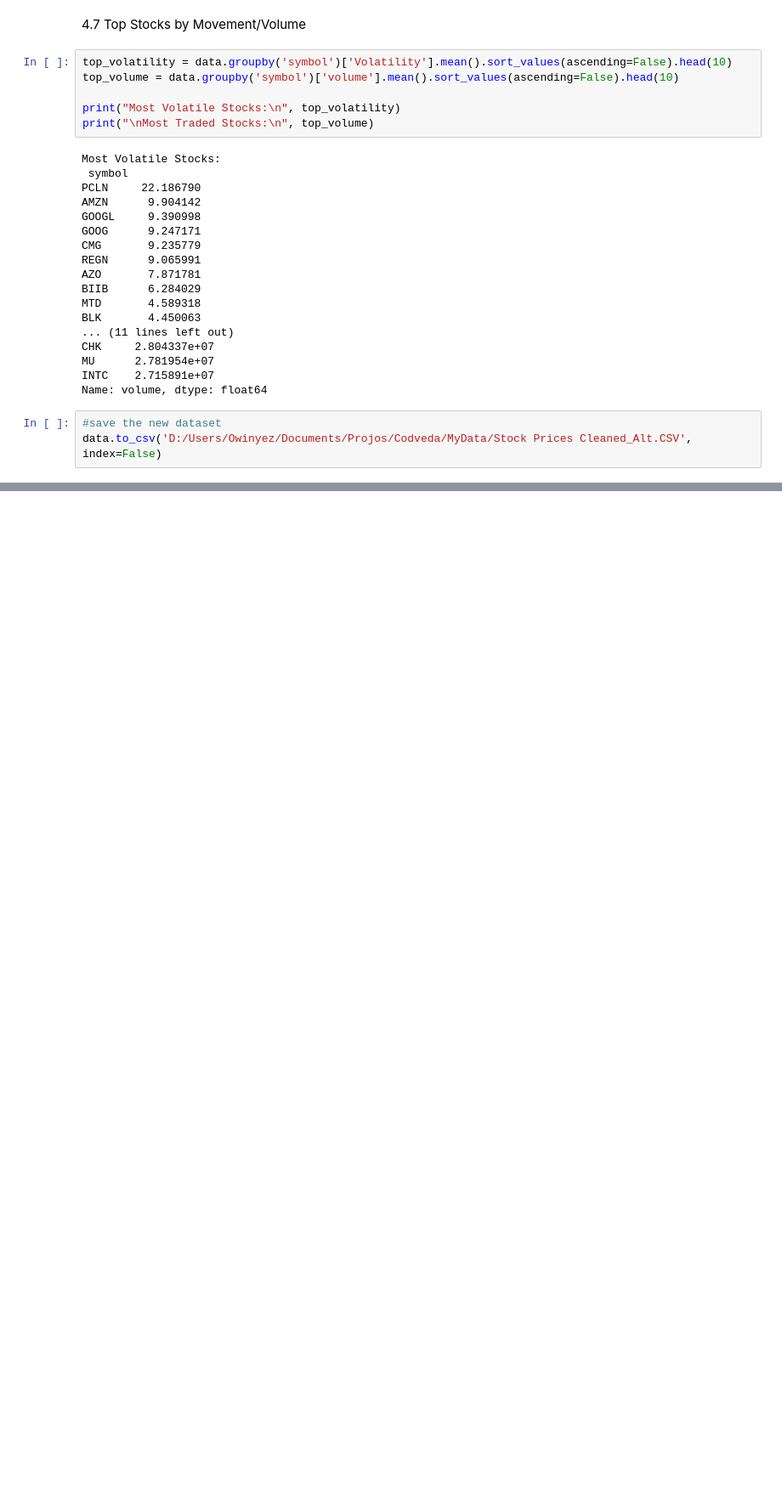
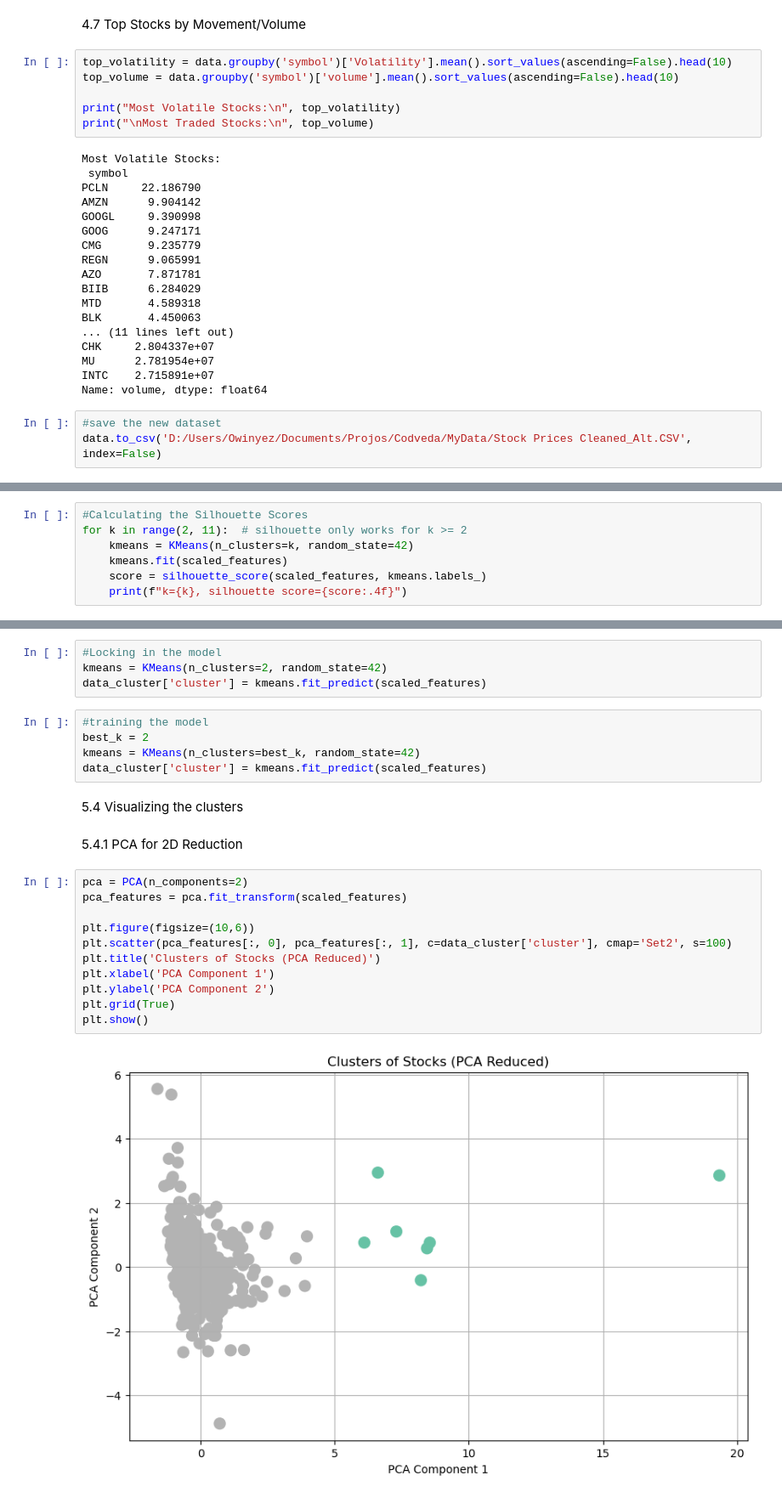
Before and after one commit to S-Owiti/Market-Movement-Analysis-Clustering-Forecasting-Stock-Price-Behavior, a Jupyter notebook: Codveda.ipynb, the cells around one changed output, grey strips where cells are left out. Shown at 85% size. Drawn from its saved outputs; the diff is of its cells as text; blank space fills up the shorter version.

```diff
--- a/Codveda.ipynb
+++ b/Codveda.ipynb
@@ -692,0 +798,7 @@ data.to_csv('D:/Users/Owinyez/Documents/Projos/Codveda/MyData/Stock Prices Clean
+# %%
+#Calculating the Silhouette Scores
+for k in range(2, 11):  # silhouette only works for k >= 2
+    kmeans = KMeans(n_clusters=k, random_state=42)
+    kmeans.fit(scaled_features)
+    score = silhouette_score(scaled_features, kmeans.labels_)
+    print(f"k={k}, silhouette score={score:.4f}")
@@ -692,0 +818,26 @@ data.to_csv('D:/Users/Owinyez/Documents/Projos/Codveda/MyData/Stock Prices Clean
+# %%
+#Locking in the model
+kmeans = KMeans(n_clusters=2, random_state=42)
+data_cluster['cluster'] = kmeans.fit_predict(scaled_features)
+# %%
+#training the model
+best_k = 2
+kmeans = KMeans(n_clusters=best_k, random_state=42)
+data_cluster['cluster'] = kmeans.fit_predict(scaled_features)
+# %% [markdown]
+5.4 Visualizing the clusters
+# %% [markdown]
+5.4.1 PCA for 2D Reduction
+# %%
+pca = PCA(n_components=2)
+pca_features = pca.fit_transform(scaled_features)
+
+plt.figure(figsize=(10,6))
+plt.scatter(pca_features[:, 0], pca_features[:, 1], c=data_cluster['cluster'], cmap='Set2', s=100)
+plt.title('Clusters of Stocks (PCA Reduced)')
+plt.xlabel('PCA Component 1')
+plt.ylabel('PCA Component 2')
+plt.grid(True)
+plt.show()
+# %% [output]
+[figure, added]
```
Also changed, not shown: parts of 64 cells of this notebook.
